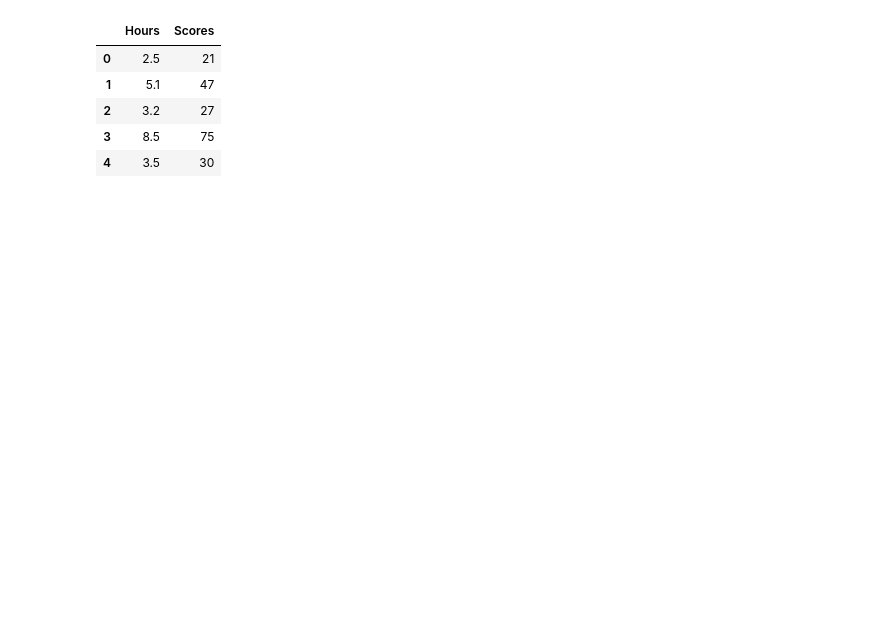
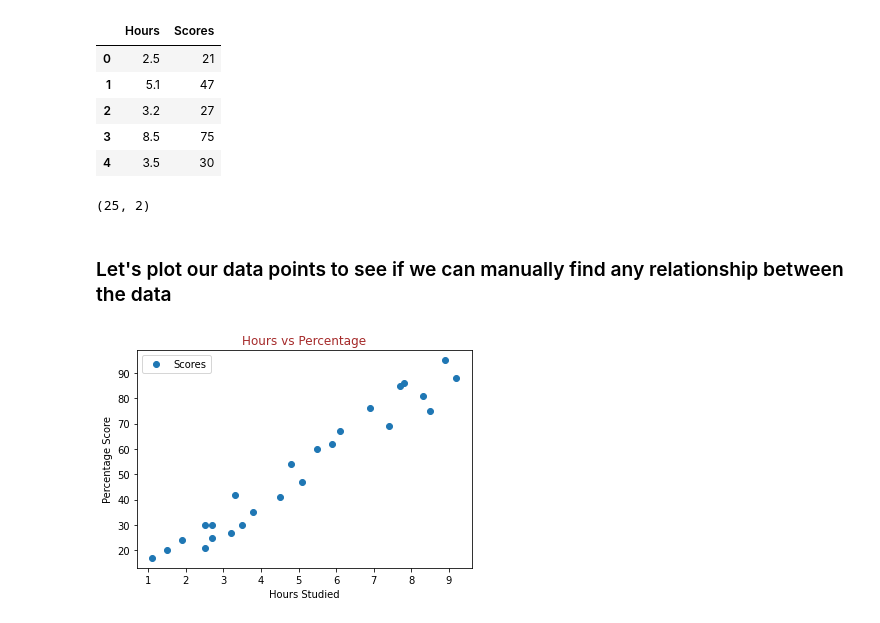
Before and after one commit to honey2158/Prediction-using-Supervised-ML, a Jupyter notebook: Task1.ipynb, the cells around one changed output. Saved outputs shown, nothing was run; the diff lists cells and outputs as text; code cells hidden in the pictures; blank space fills up the shorter version.

```diff
--- a/Task1.ipynb
+++ b/Task1.ipynb
@@ -21,3 +25,18 @@ df.head()
 | 2 | 3.2 | 27 |
 | 3 | 8.5 | 75 |
 | 4 | 3.5 | 30 |
+# %%
+#getting total rows and columns of data
+df.shape
+# %% [output]
+(25, 2)
+# %% [markdown]
+### Let's plot our data points to see if we can manually find any relationship between the data
+# %%
+df.plot(x='Hours', y='Scores', style='o')
+plt.title('Hours vs Percentage')
+plt.xlabel('Hours Studied')
+plt.ylabel('Percentage Score')
+plt.show()
+# %% [output]
+[figure, added]
```
Also changed, not shown: parts of 24 cells of this notebook.
